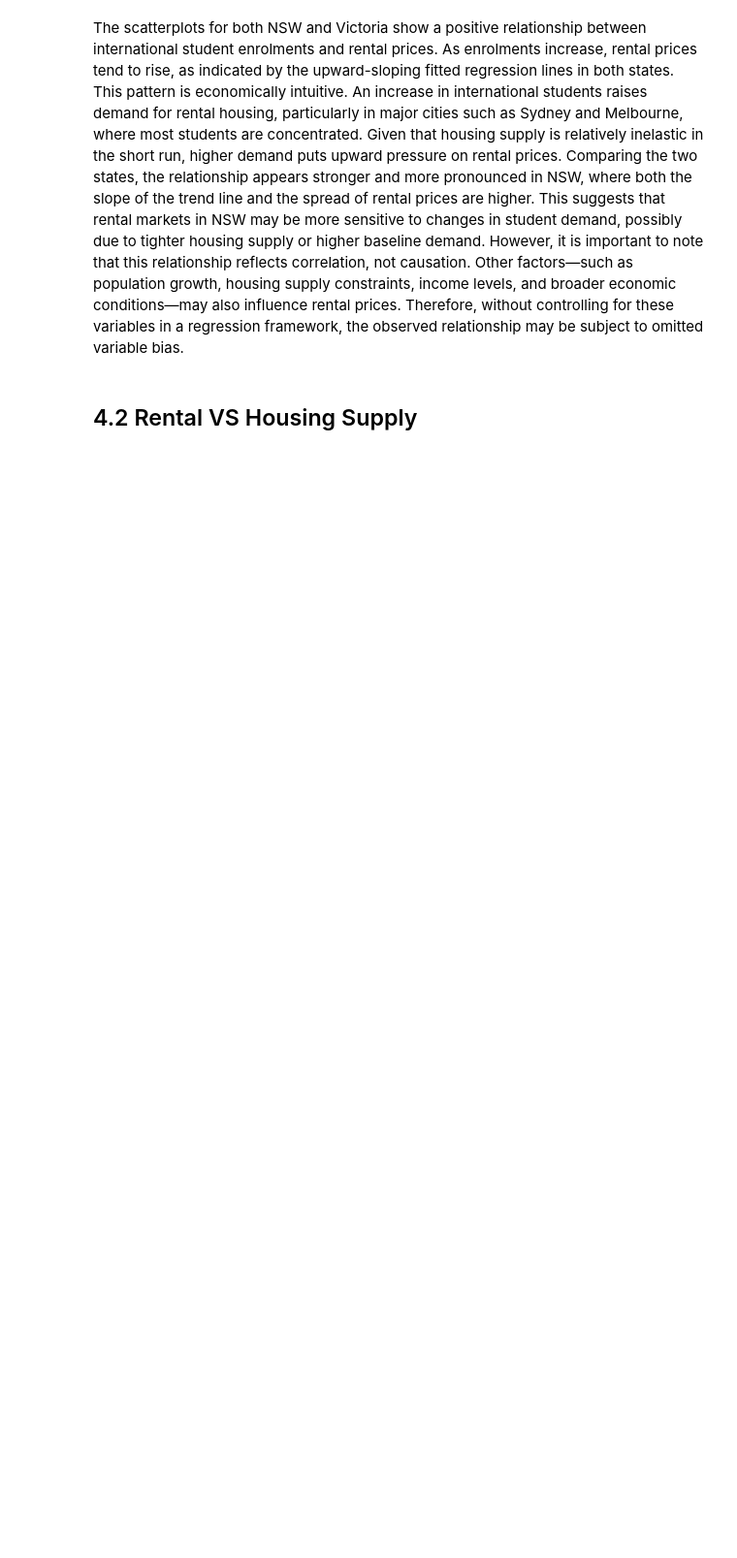
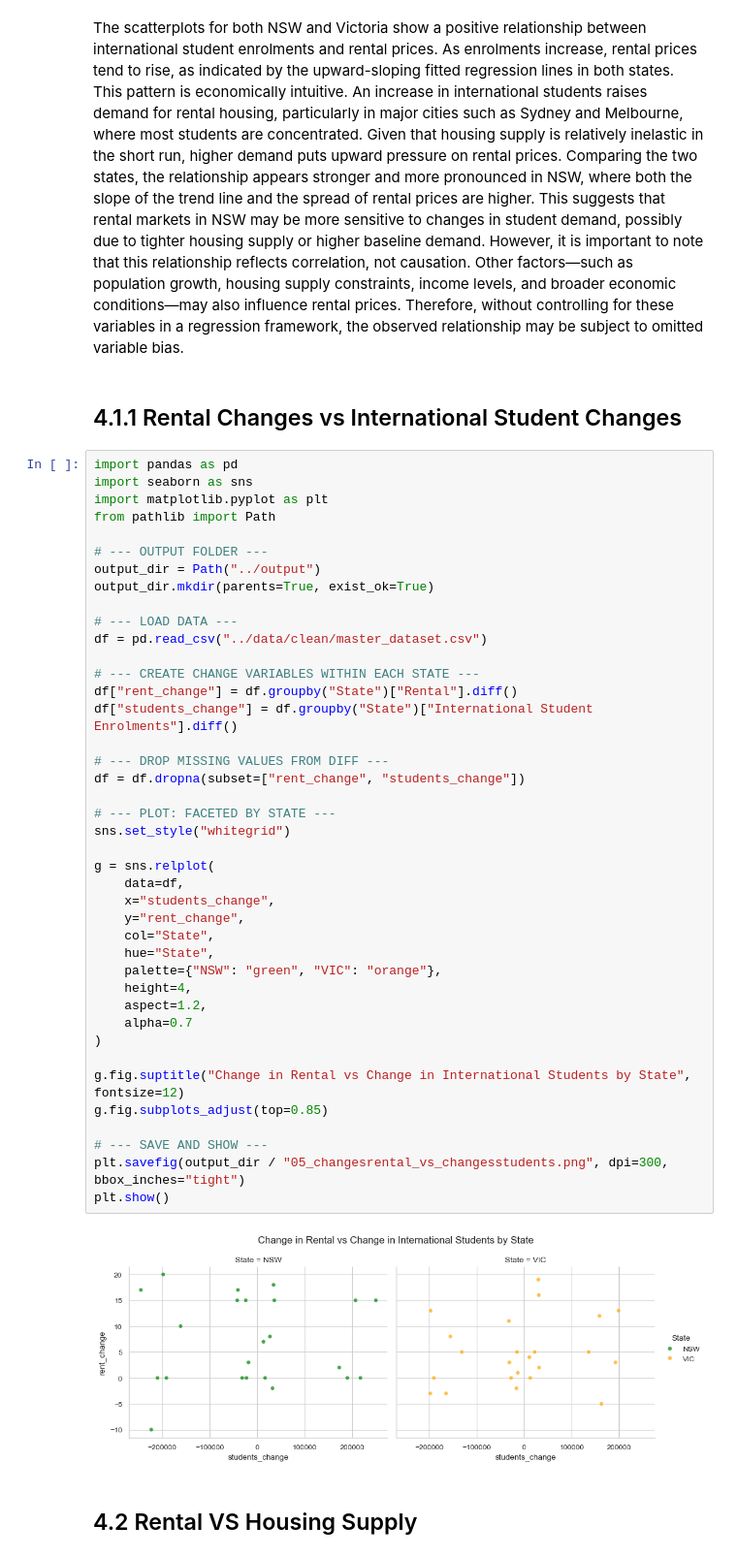
Before and after one commit to aliffhmzah/ecc3479-project, a Jupyter notebook: code/analysis.ipynb, the cells around one changed output. Shown at 97% size. Saved outputs shown, nothing was run; the diff lists cells and outputs as text; blank space fills up the shorter version.

```diff
--- a/code/analysis.ipynb
+++ b/code/analysis.ipynb
@@ -296,5 +296,50 @@ plt.show()
 # %% [markdown]
 The scatterplots for both NSW and Victoria show a positive relationship between international student enrolments and rental prices. As enrolments increase, rental prices tend to rise, as indicated by the upward-sloping fitted regression lines in both states. This pattern is economically intuitive. An increase in international students raises demand for rental housing, particularly in major cities such as Sydney and Melbourne, where most students are concentrated. Given that housing supply is relatively inelastic in the short run, higher demand puts upward pressure on rental prices. Comparing the two states, the relationship appears stronger and more pronounced in NSW, where both the slope of the trend line and the spread of rental prices are higher. This suggests that rental markets in NSW may be more sensitive to changes in student demand, possibly due to tighter housing supply or higher baseline demand. However, it is important to note that this relationship reflects correlation, not causation. Other factors—such as population growth, housing supply constraints, income levels, and broader economic conditions—may also influence rental prices. Therefore, without controlling for these variables in a regression framework, the observed relationship may be subject to omitted variable bias.
+# %% [markdown]
+## 4.1.1 Rental Changes vs International Student Changes
+# %%
+import pandas as pd
+import seaborn as sns
+import matplotlib.pyplot as plt
+from pathlib import Path
+
+# --- OUTPUT FOLDER ---
+output_dir = Path("../output")
+output_dir.mkdir(parents=True, exist_ok=True)
+
+# --- LOAD DATA ---
+df = pd.read_csv("../data/clean/master_dataset.csv")
+
+# --- CREATE CHANGE VARIABLES WITHIN EACH STATE ---
+df["rent_change"] = df.groupby("State")["Rental"].diff()
+df["students_change"] = df.groupby("State")["International Student Enrolments"].diff()
+
+# --- DROP MISSING VALUES FROM DIFF ---
+df = df.dropna(subset=["rent_change", "students_change"])
+
+# --- PLOT: FACETED BY STATE ---
+sns.set_style("whitegrid")
+
+g = sns.relplot(
+    data=df,
+    x="students_change",
+    y="rent_change",
+    col="State",
+    hue="State",
+    palette={"NSW": "green", "VIC": "orange"},
+    height=4,
+    aspect=1.2,
+    alpha=0.7
+)
+
+g.fig.suptitle("Change in Rental vs Change in International Students by State", fontsize=12)
+g.fig.subplots_adjust(top=0.85)
+
+# --- SAVE AND SHOW ---
+plt.savefig(output_dir / "05_changesrental_vs_changesstudents.png", dpi=300, bbox_inches="tight")
+plt.show()
+# %% [output]
+[figure, added]
 # %% [markdown]
 ## 4.2 Rental VS Housing Supply
 # %%
```
Also changed, not shown: parts of 13 cells of this notebook, 8 other files.
